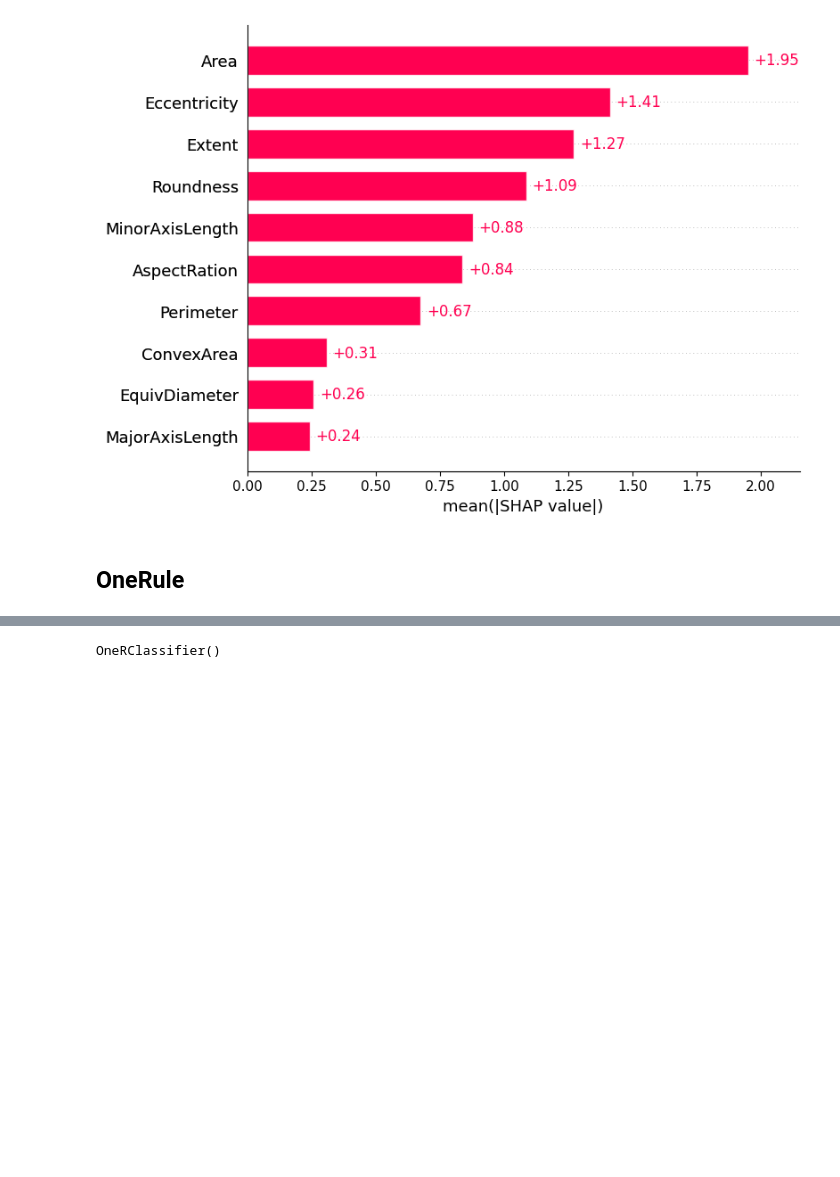
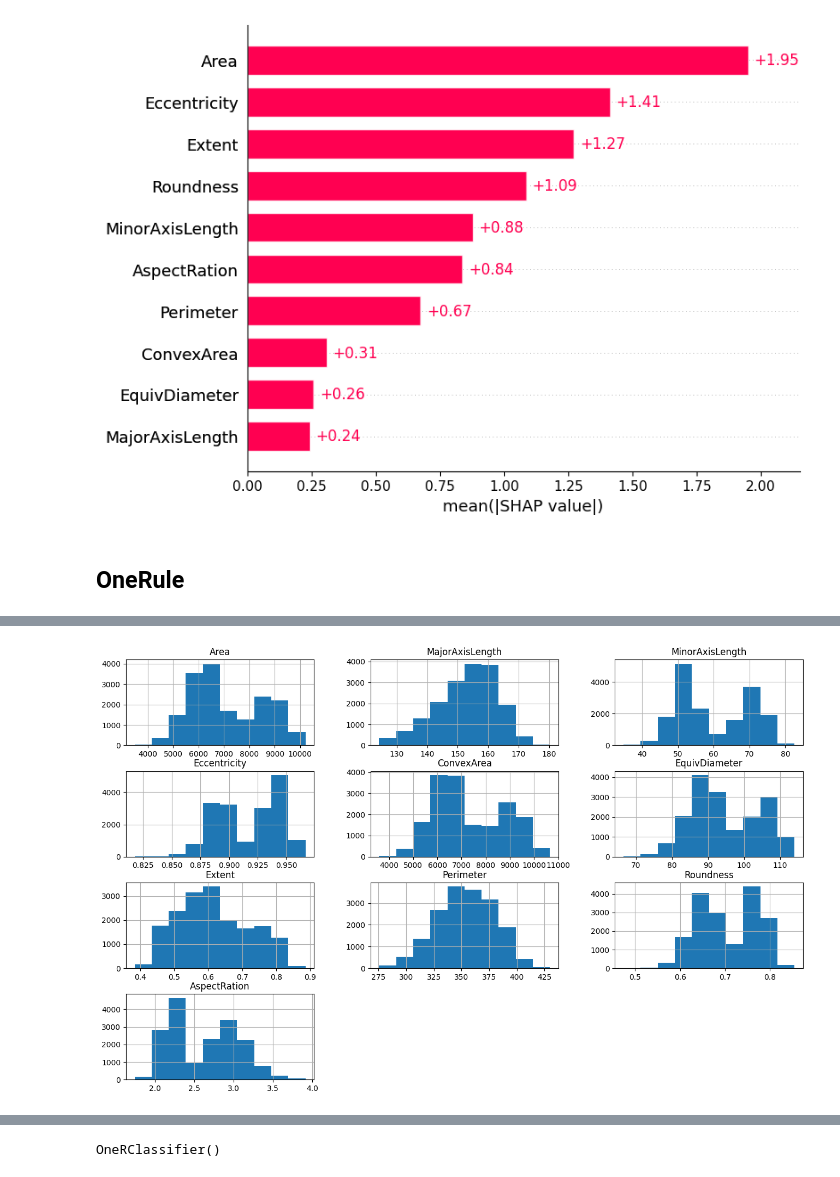
Before and after one commit to DronBit/Classification-of-Rice-Types, a Jupyter notebook: Classification of Rice Types.ipynb, the cells around one changed output, grey strips where cells are left out. Cells and saved outputs as stored; diff of their text form; code cells hidden in the pictures; blank space fills up the shorter version.

```diff
--- a/Classification of Rice Types.ipynb
+++ b/Classification of Rice Types.ipynb
@@ -1351,0 +1378,5 @@ plt.show()
+# %%
+X.hist(figsize=(16,10))
+plt.show()
+# %% [output]
+[figure, added]
```
Also changed, not shown: parts of 22 cells of this notebook.
